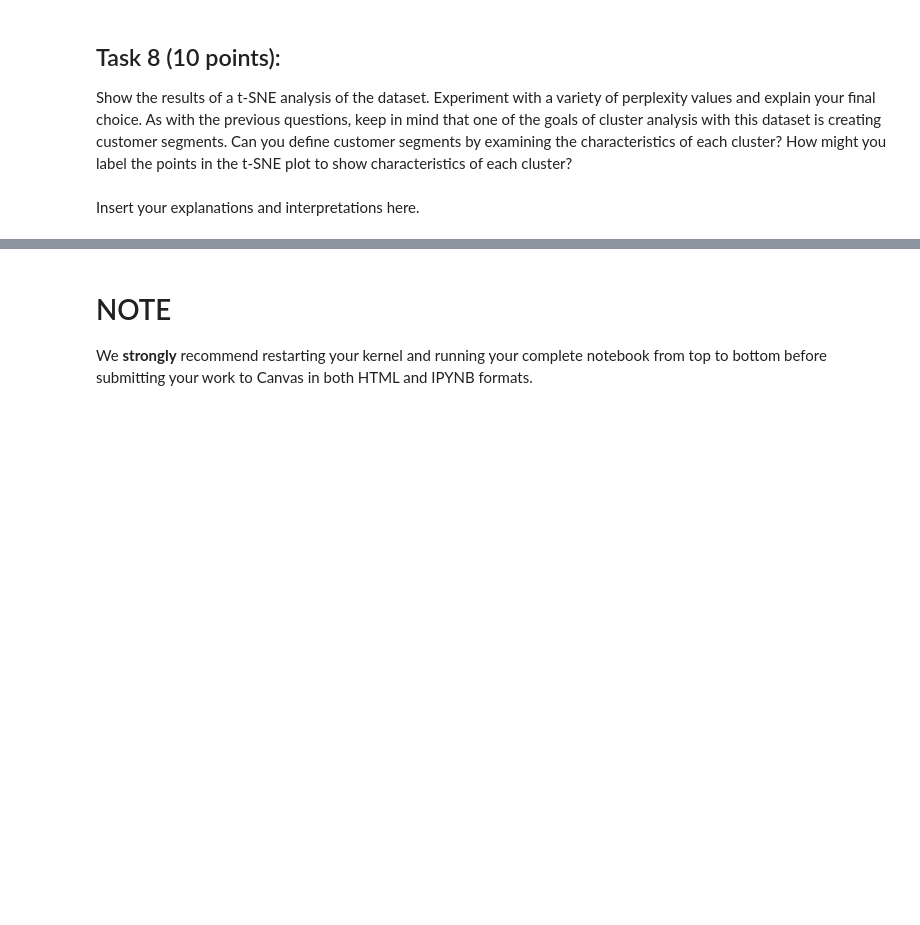
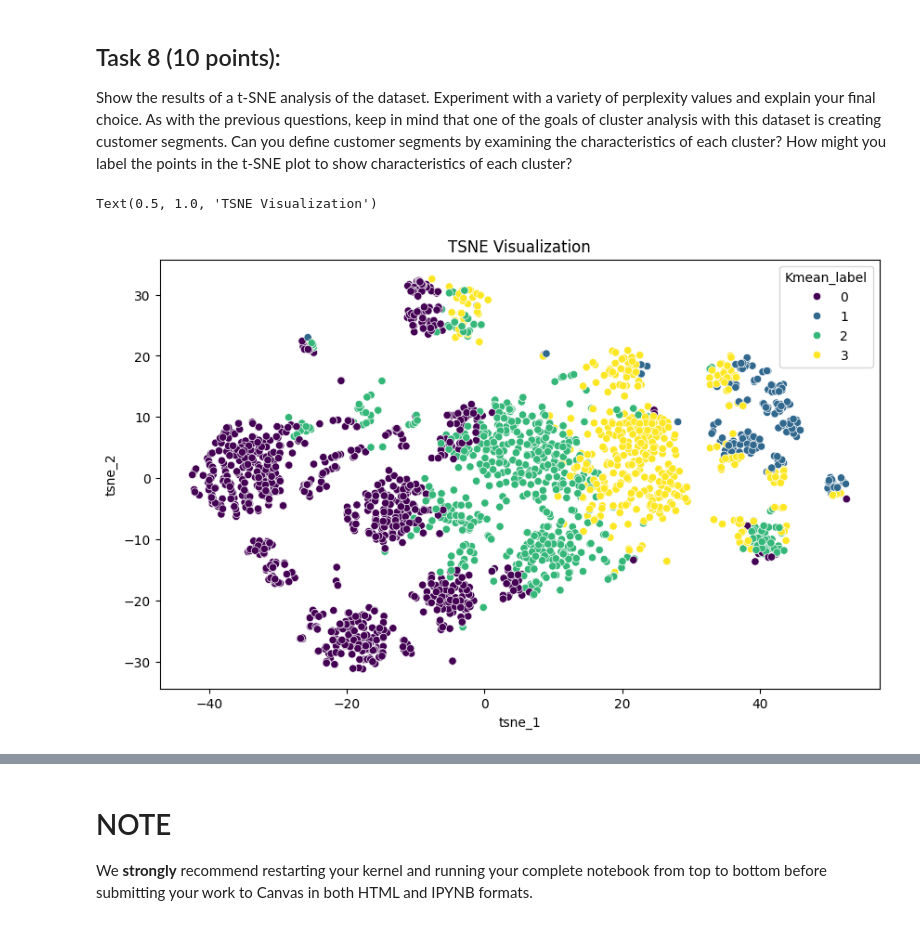
Before and after one commit to NakaFrozn/SI618, a Jupyter notebook: Assignments/Homework06/SI_618_Homework_06.ipynb, the cells around one changed output, grey strips where cells are left out. Drawn from its saved outputs; the diff is of its cells as text; code cells hidden in the pictures; blank space fills up the shorter version.

```diff
--- a/Assignments/Homework06/SI_618_Homework_06.ipynb
+++ b/Assignments/Homework06/SI_618_Homework_06.ipynb
@@ -583,2 +585,18 @@ Show the results of a t-SNE analysis of the dataset.  Experiment with a variety
-# %% [markdown]
-Insert your explanations and interpretations here.
+# %%
+pipeline_tsne = Pipeline([
+    ("preprocessor", pre_processor),
+    ("tsne", TSNE(n_components=2, perplexity=75, random_state=42))
+])
+# %%
+X_2d = pipeline_tsne.fit_transform(X)
+# %%
+df_tsne = pd.DataFrame(X_2d, columns=["tsne_1", "tsne_2"])
+df_tsne["Kmean_label"] = cluster_labels
+df_tsne["income"] = marketing_clean["Income"]
+# %%
+plt.figure(figsize=(10, 6))
+sns.scatterplot(x="tsne_1", y="tsne_2", hue="Kmean_label", palette="viridis", data=df_tsne)
+plt.title("TSNE Visualization")
+# %% [output]
+Text(0.5, 1.0, 'TSNE Visualization')
+[figure, added]
```
Also changed, not shown: parts of 7 cells of this notebook, 1 other file.
